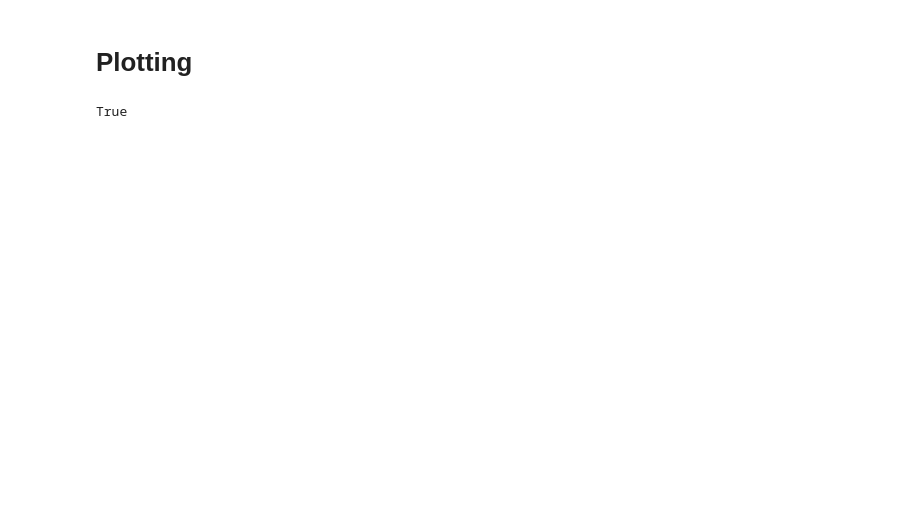
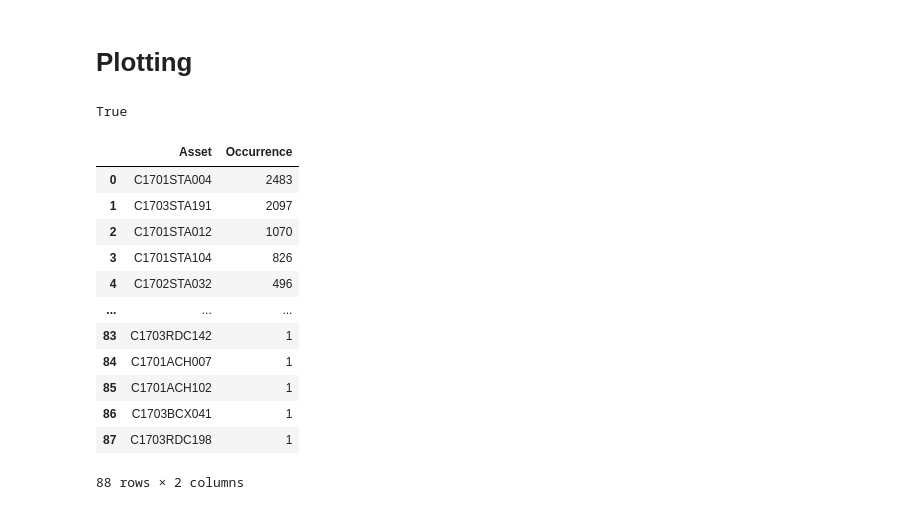
Before and after one commit to ch4413/scs, a Jupyter notebook: notebooks/Basic Model Jamie.ipynb, the cells around one changed output. Drawn from its saved outputs; the diff is of its cells as text; code cells hidden in the pictures; blank space fills up the shorter version.

```diff
--- a/notebooks/Basic Model Jamie.ipynb
+++ b/notebooks/Basic Model Jamie.ipynb
@@ -215,3 +263,19 @@ Output = rs.create_output(fa_PTT,Coeff,end_time,speed = speed, picker_present =
 True is not False
 # %% [output]
 True
+# %%
+unmapped
+# %% [output]
+|  | Asset | Occurrence |
+| 0 | C1701STA004 | 2483 |
+| 1 | C1703STA191 | 2097 |
+| 2 | C1701STA012 | 1070 |
+| 3 | C1701STA104 | 826 |
+| 4 | C1702STA032 | 496 |
+| ... | ... | ... |
+| 83 | C1703RDC142 | 1 |
+| 84 | C1701ACH007 | 1 |
+| 85 | C1701ACH102 | 1 |
+| 86 | C1703BCX041 | 1 |
+| 87 | C1703RDC198 | 1 |
+88 rows × 2 columns
```
Also changed, not shown: parts of 22 cells of this notebook, 11 other files.
